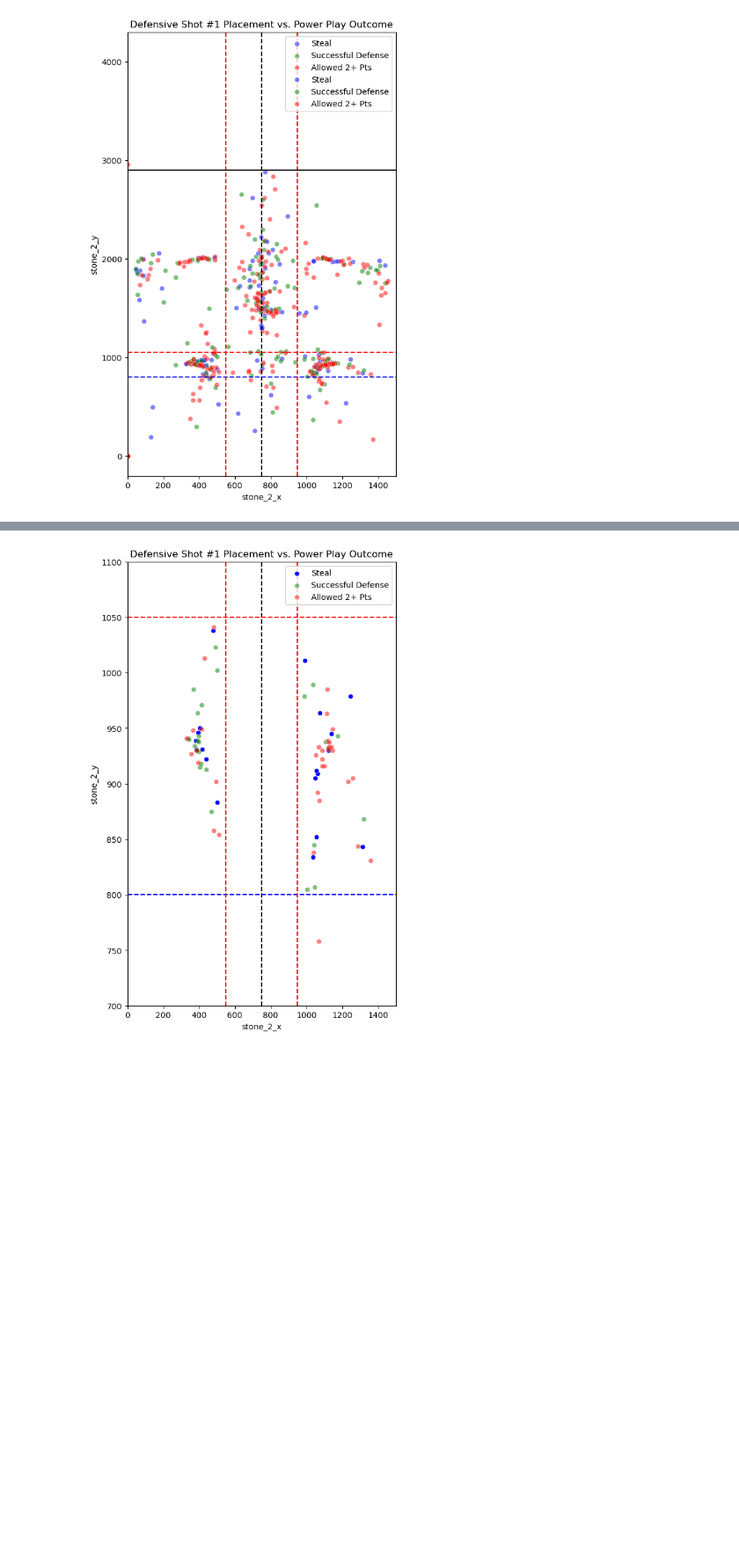
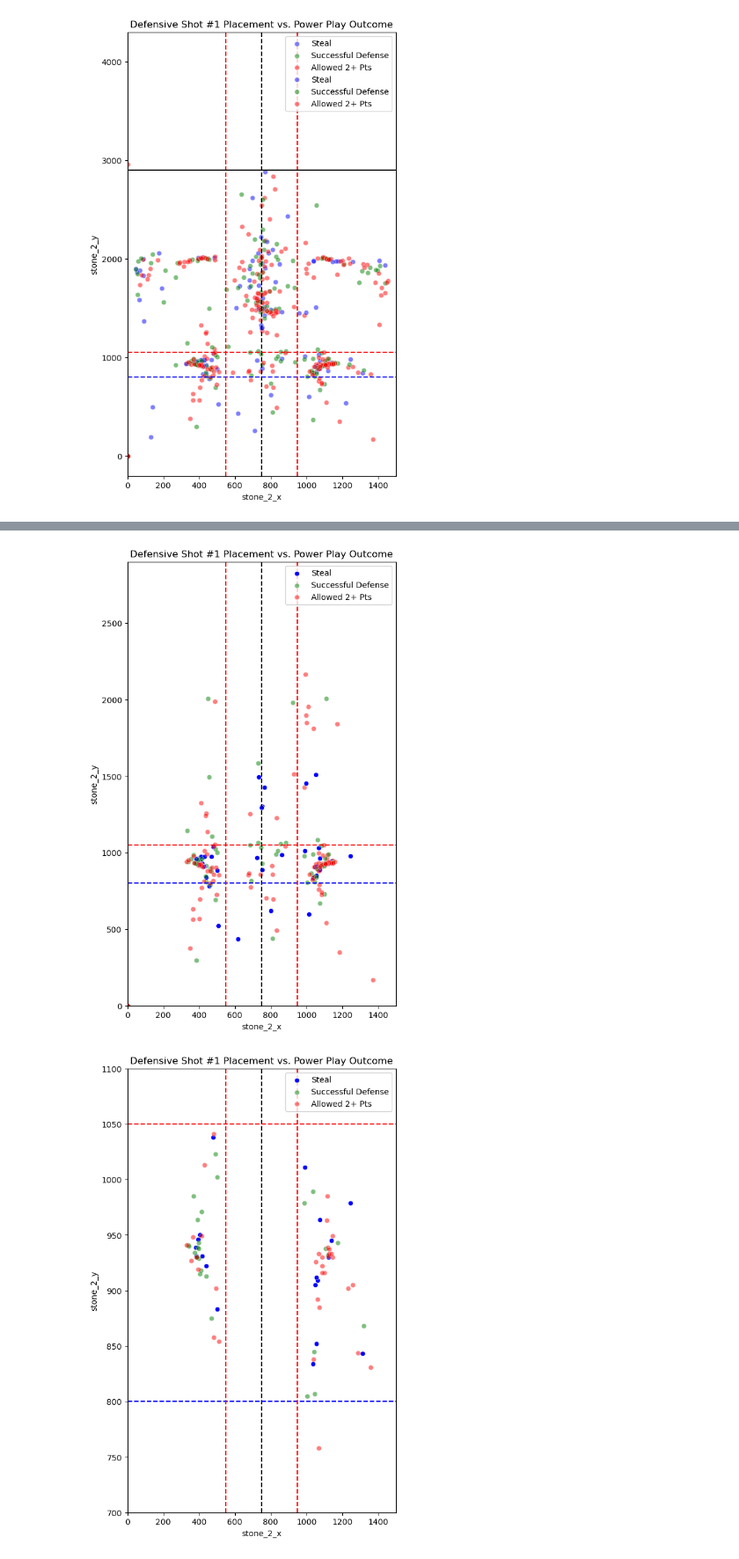
Before and after one commit to elijahmccauley/CSAS_Curling_Data_Challenge, a Jupyter notebook: powerplay_defense.ipynb, the cells around one changed output, grey strips where cells are left out. Shown at 88% size. Drawn from its saved outputs; the diff is of its cells as text; code cells hidden in the pictures; blank space fills up the shorter version.

Commit message:
Add intent data

```diff
--- a/powerplay_defense.ipynb
+++ b/powerplay_defense.ipynb
@@ -382,4 +393,51 @@ Steal (Best)     0.224359
 Name: proportion, dtype: float64
+# %%
+plt.figure(figsize=(6, 10))
+draws = analysis_df[analysis_df['Task'] == 0]
+sns.scatterplot(
+    data=draws[draws['Defense_Outcome']== 'Steal (Best)'],
+    x='stone_2_x', y='stone_2_y', color='blue', label='Steal'
+)
+# Plot Successes (Green/Blue) - The Ideal Zone
+sns.scatterplot(
+    data=draws[draws['Defense_Outcome'].isin(['Force (Good)'])],
+    x='stone_2_x', y='stone_2_y', color='green', alpha=0.5, label='Successful Defense'
+)
+# Plot Failures (Red) - Where NOT to put the stone
+sns.scatterplot(
+    data=draws[draws['Defense_Outcome'] == 'Failure (Bad)'],
+    x='stone_2_x', y='stone_2_y', color='red', alpha=0.5, label='Allowed 2+ Pts'
+)
+sns.scatterplot(
+    data=draws[draws['Defense_Outcome']== 'Steal (Best)'],
+    x='stone_8_x', y='stone_8_y', color='blue'
+)
+# Plot Successes (Green/Blue) - The Ideal Zone
+sns.scatterplot(
+    data=draws[draws['Defense_Outcome'].isin(['Force (Good)'])],
+    x='stone_8_x', y='stone_8_y', color='green', alpha=0.5
+)
+# Plot Failures (Red) - Where NOT to put the stone
+sns.scatterplot(
+    data=draws[draws['Defense_Outcome'] == 'Failure (Bad)'],
+    x='stone_8_x', y='stone_8_y', color='red', alpha=0.5
+)
+
+# Add House Markings for Context (approximate)
+plt.axvline(750, color='black', linestyle='--') # Center Line
+plt.axhline(800, color='blue', linestyle='--')  # Button
+plt.axhline(1050, color='red', linestyle='--')  # zones
+plt.axvline(950, color='red', linestyle='--')  # zones
+plt.axvline(550, color='red', linestyle='--')  # zones
+plt.axhline(2900, color='black', linestyle='-') # Hog Line
+plt.xlim(0, 1500)
+plt.ylim(0, 2900)
+plt.title("Defensive Shot #1 Placement vs. Power Play Outcome")
+plt.legend()
+#plt.gca().invert_yaxis() # Ensure the house is at the bottom/top correctly based on your Y-axis data
+plt.show()
+# %% [output]
+[figure, added]
 # %%
 plt.figure(figsize=(6, 10))
 
```
Also changed, not shown: parts of 7 cells of this notebook.
